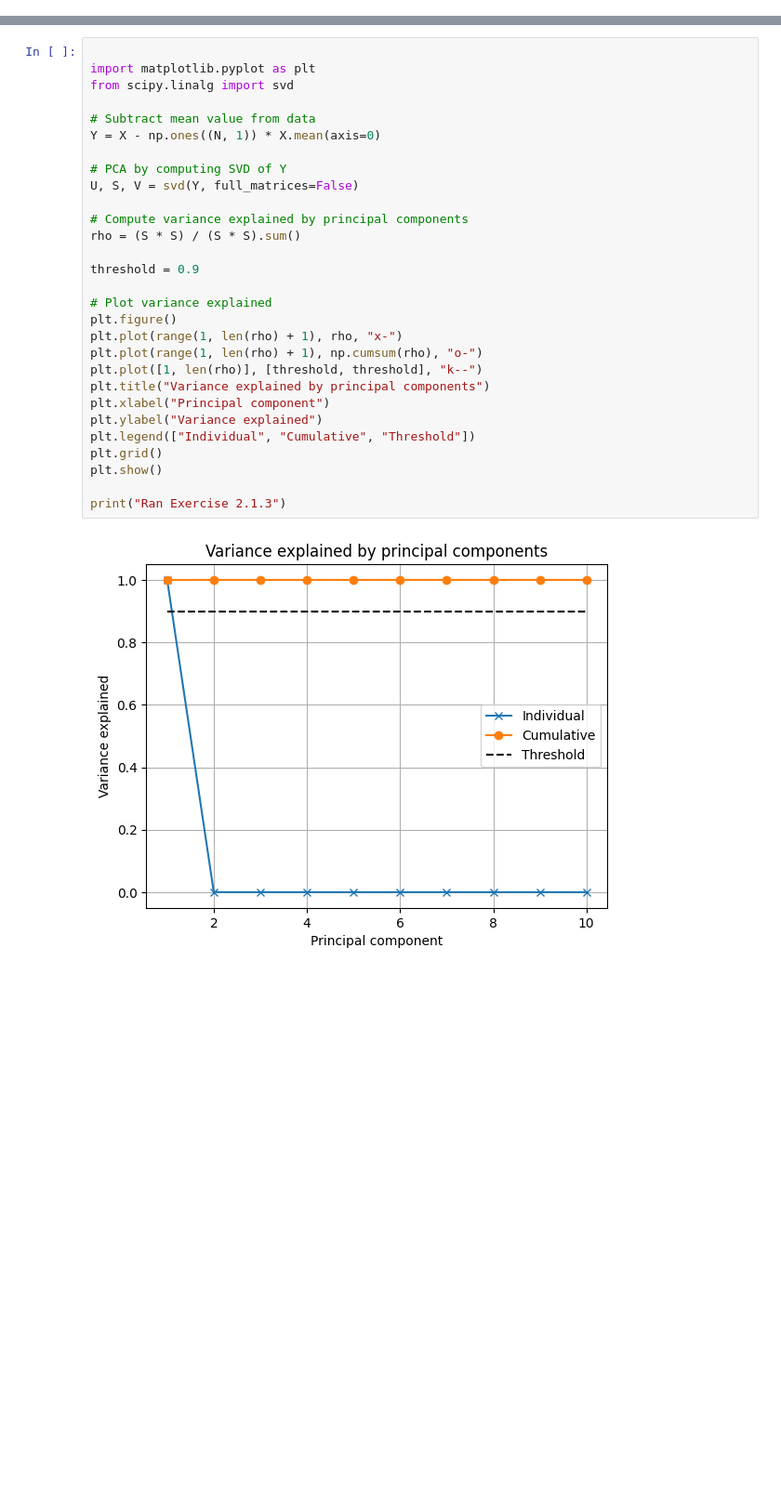
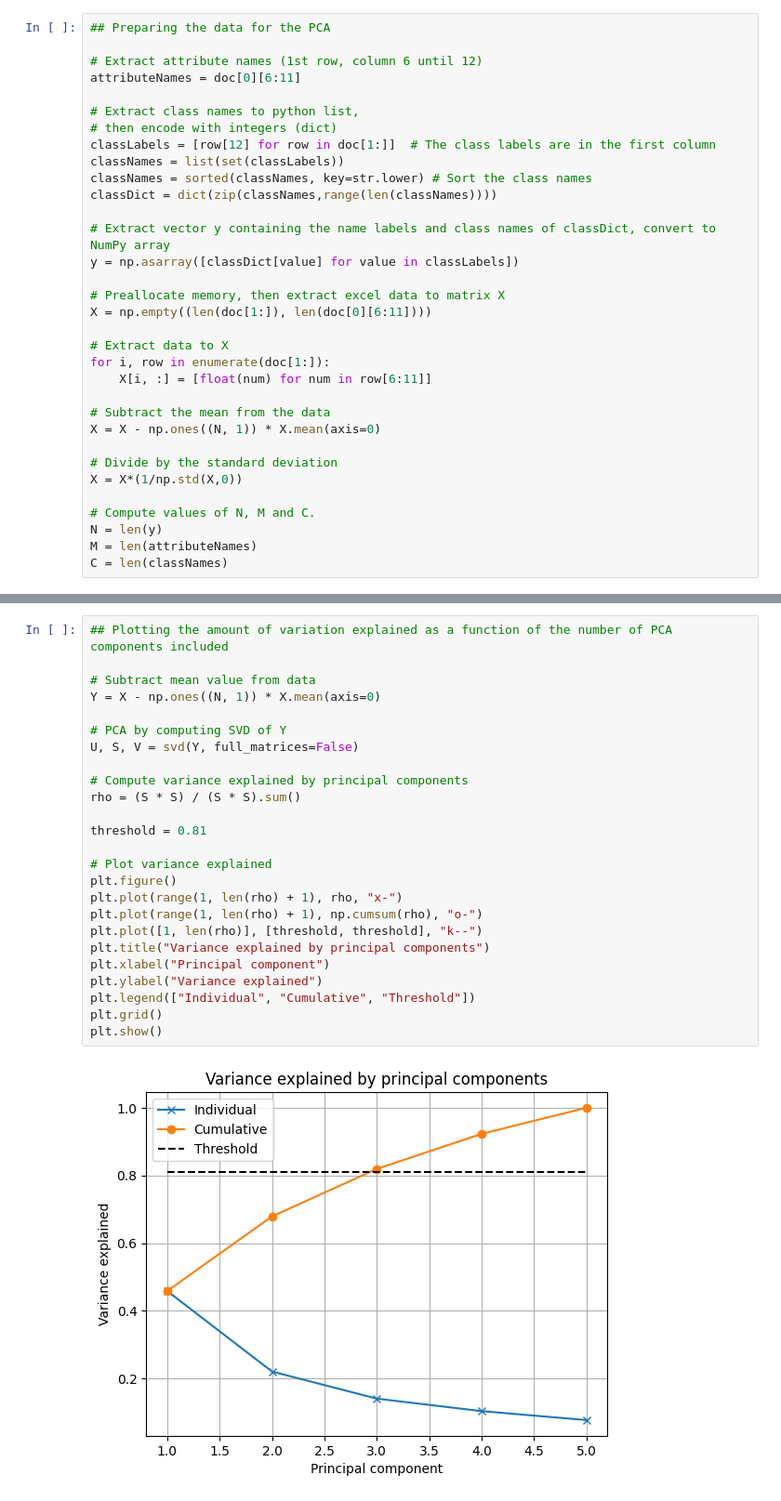
Before and after one commit to Max-f123/Intro_to_ML, a Jupyter notebook: Model_Max.ipynb, the cells around one changed output, grey strips where cells are left out. Shown: that part at 93% size. Saved outputs shown, nothing was run; the diff lists cells and outputs as text; blank space fills up the shorter version.

```diff
--- a/Model_Max.ipynb
+++ b/Model_Max.ipynb
@@ -84 +281,34 @@ C = len(classNames)
+# %%
+## Preparing the data for the PCA
+
+# Extract attribute names (1st row, column 6 until 12)
+attributeNames = doc[0][6:11]
+
+# Extract class names to python list,
+# then encode with integers (dict)
+classLabels = [row[12] for row in doc[1:]]  # The class labels are in the first column
+classNames = list(set(classLabels))
+classNames = sorted(classNames, key=str.lower) # Sort the class names
+classDict = dict(zip(classNames,range(len(classNames))))
+
+# Extract vector y containing the name labels and class names of classDict, convert to NumPy array
+y = np.asarray([classDict[value] for value in classLabels])
+
+# Preallocate memory, then extract excel data to matrix X
+X = np.empty((len(doc[1:]), len(doc[0][6:11])))
+
+# Extract data to X
+for i, row in enumerate(doc[1:]):
+    X[i, :] = [float(num) for num in row[6:11]]
+
+# Subtract the mean from the data
+X = X - np.ones((N, 1)) * X.mean(axis=0)
+
+# Divide by the standard deviation
+X = X*(1/np.std(X,0))
+
+# Compute values of N, M and C.
+N = len(y)
+M = len(attributeNames)
+C = len(classNames)
 # %%
@@ -120,31 +339,27 @@ Ran Exercise 2.1.2
 # %%
-
-import matplotlib.pyplot as plt
-from scipy.linalg import svd
+## Plotting the amount of variation explained as a function of the number of PCA components included
 
 # Subtract mean value from data
 Y = X - np.ones((N, 1)) * X.mean(axis=0)
 
 # PCA by computing SVD of Y
 U, S, V = svd(Y, full_matrices=False)
 
 # Compute variance explained by principal components
 rho = (S * S) / (S * S).sum()
 
-threshold = 0.9
+threshold = 0.81
 
 # Plot variance explained
 plt.figure()
 plt.plot(range(1, len(rho) + 1), rho, "x-")
 plt.plot(range(1, len(rho) + 1), np.cumsum(rho), "o-")
 plt.plot([1, len(rho)], [threshold, threshold], "k--")
 plt.title("Variance explained by principal components")
 plt.xlabel("Principal component")
 plt.ylabel("Variance explained")
 plt.legend(["Individual", "Cumulative", "Threshold"])
 plt.grid()
 plt.show()
-
-print("Ran Exercise 2.1.3")
 # %% [output]
-[figure, old version]
+[figure, new version]
```
Also changed, not shown: parts of 31 cells of this notebook, 3 other files.
